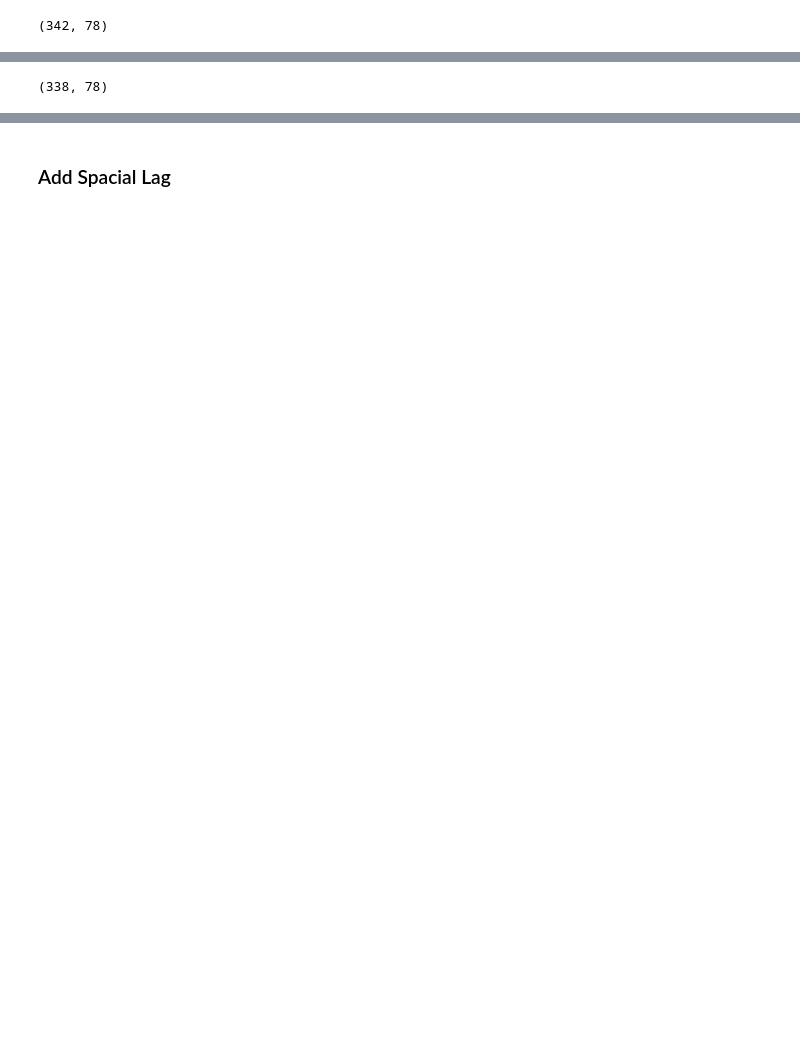
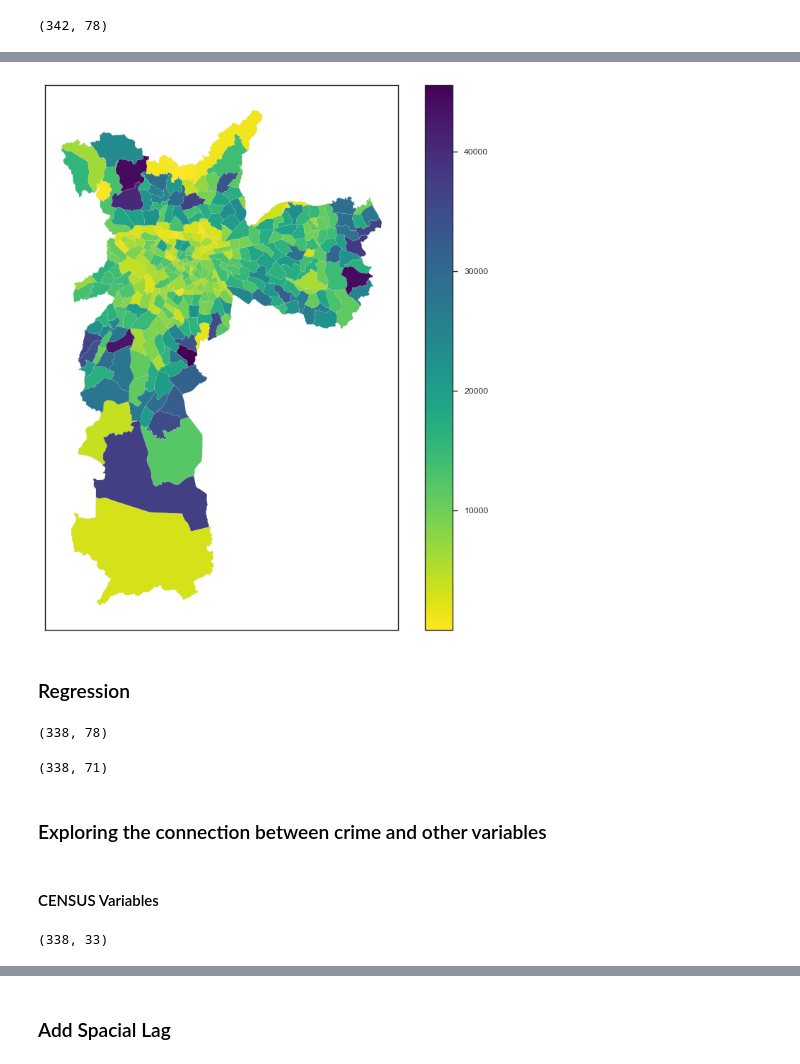
Before and after one commit to ozuromo/crime-analysis, a Jupyter notebook: NOTEBOOKS/analysis_zones.ipynb, the cells around one changed output, grey strips where cells are left out. Saved outputs shown, nothing was run; the diff lists cells and outputs as text; code cells hidden in the pictures; blank space fills up the shorter version.

```diff
--- a/NOTEBOOKS/analysis_zones.ipynb
+++ b/NOTEBOOKS/analysis_zones.ipynb
@@ -37,3 +56,21 @@ plt.show()
+# %%
+data.plot(
+    column='V001_BASICO',
+    legend=True,
+    linewidth=0.1,
+    edgecolor='0.8',
+    figsize=(10, 10),
+    cmap='viridis_r',
+)
+
+plt.xticks([])
+plt.yticks([])
+
+plt.show()
+# %% [output]
+[figure, added]
+# %% [markdown]
+### Regression
 # %%
 data.dropna(inplace=True)
 data.shape
@@ -52,3 +89,27 @@ features_to_drop = [
 ]
 
 features = [feature for feature in data.columns.to_list() if feature not in features_to_drop]
+data = data[features + ['crimes']]
+data.shape
+# %% [output]
+(338, 71)
+# %% [markdown]
+### Exploring the connection between crime and other variables
+# %% [markdown]
+#### CENSUS Variables
+# %%
+df = data[[
+    'Area_ha_2', 'V001_ENTORNO01', 'V002_ENTORNO01', 'V003_ENTORNO01',
+    'V004_ENTORNO01', 'V001_DOMICILIORENDA', 'V001_BASICO', 'V002_BASICO',
+    'V001_DOMICILIO02', 'V002_DOMICILIO02', 'V001_DOMICILIO01',
+    'V002_DOMICILIO01', 'V001_PESSOA01', 'V086_PESSOA02', 'V001_PESSOA03',
+    'V002_PESSOA03', 'V003_PESSOA03', 'V004_PESSOA03', 'V005_PESSOA03',
+    'V006_PESSOA03', 'V001_PESSOA12', 'V001_PESSOA11', 'V001_RESPONSAVEL01',
+    'V001_RESPONSAVEL02', 'V002_DOMICILIORENDA', 'V003_DOMICILIORENDA',
+    'V004_DOMICILIORENDA', 'V003_BASICO', 'V005_BASICO', 'V007_BASICO',
+    'V009_BASICO', 'V011_BASICO', 'crimes'
+]]
+
+df.shape
+# %% [output]
+(338, 33)
```
Also changed, not shown: parts of 37 cells of this notebook, 2 other files.
